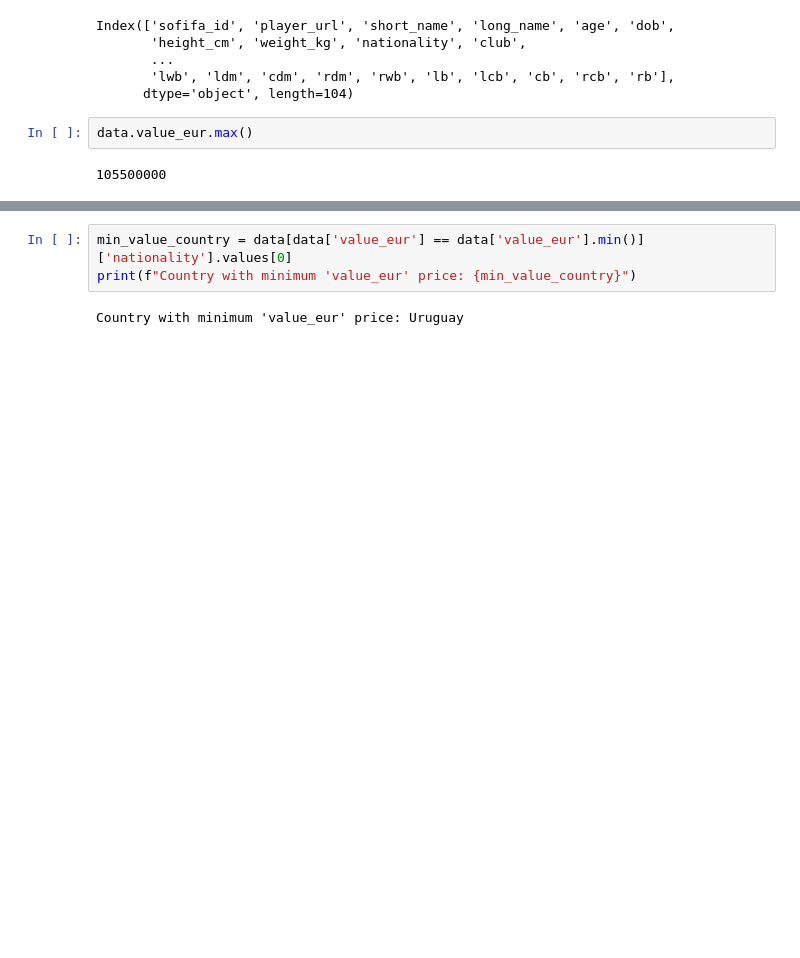
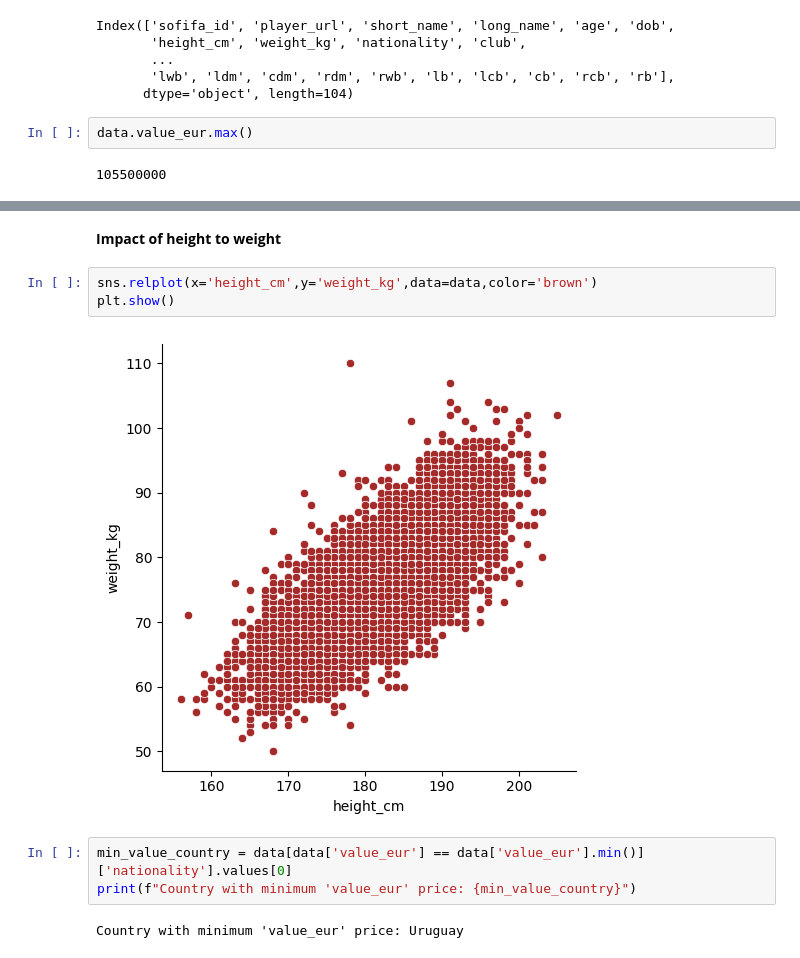
Before and after one commit to SudarshanIngole/Batch-18-2024, a Jupyter notebook: Final_PRCP_FIFA_20.ipynb, the cells around one changed output, grey strips where cells are left out. Saved outputs shown, nothing was run; the diff lists cells and outputs as text; blank space fills up the shorter version.

```diff
--- a/Final_PRCP_FIFA_20.ipynb
+++ b/Final_PRCP_FIFA_20.ipynb
@@ -571,3 +593,10 @@ data.value_eur.max()
+# %% [markdown]
+**Impact of height to weight**
+# %%
+sns.relplot(x='height_cm',y='weight_kg',data=data,color='brown')
+plt.show()
+# %% [output]
+[figure, added]
 # %%
 min_value_country = data[data['value_eur'] == data['value_eur'].min()]['nationality'].values[0]
 print(f"Country with minimum 'value_eur' price: {min_value_country}")
```
Also changed, not shown: parts of 20 cells of this notebook.
